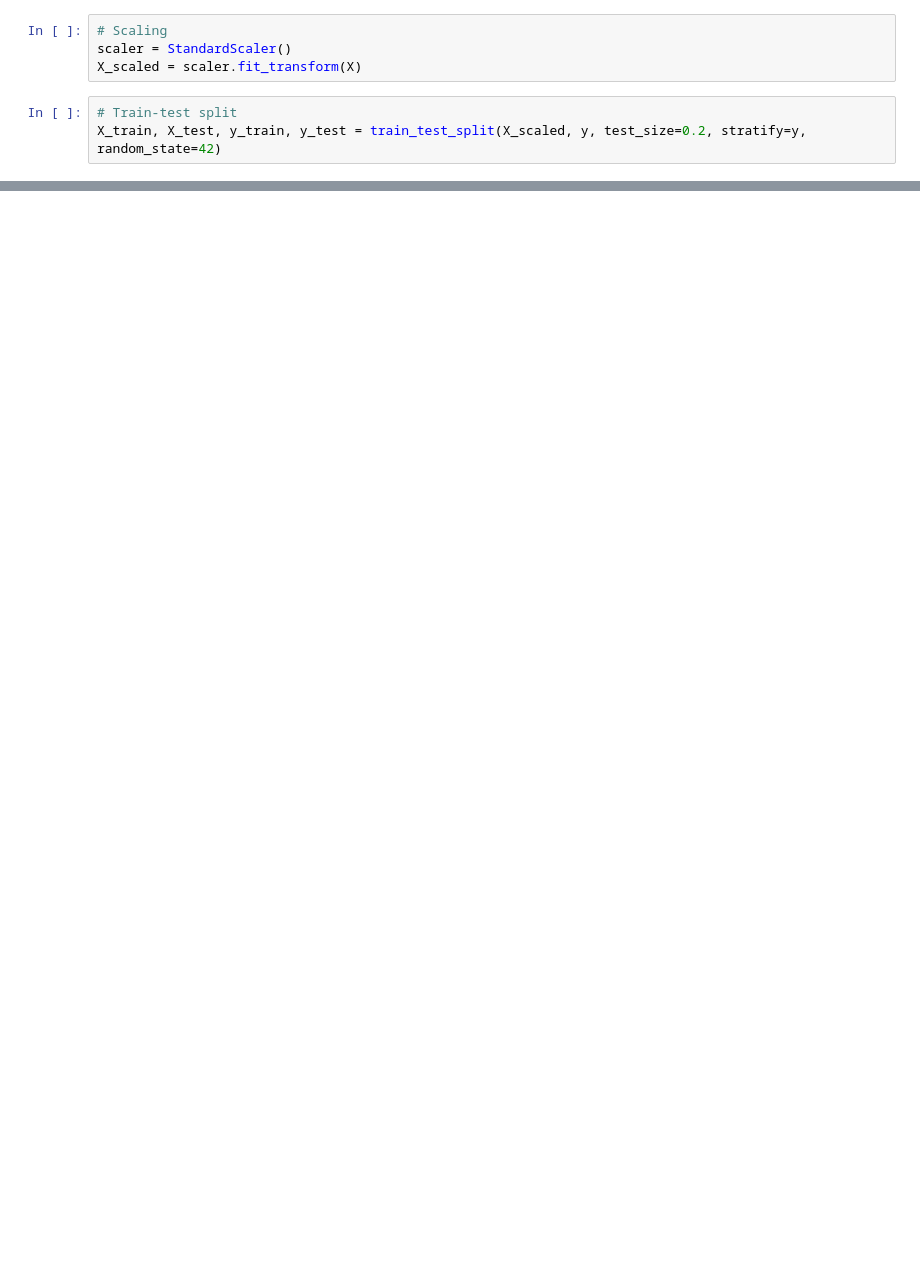
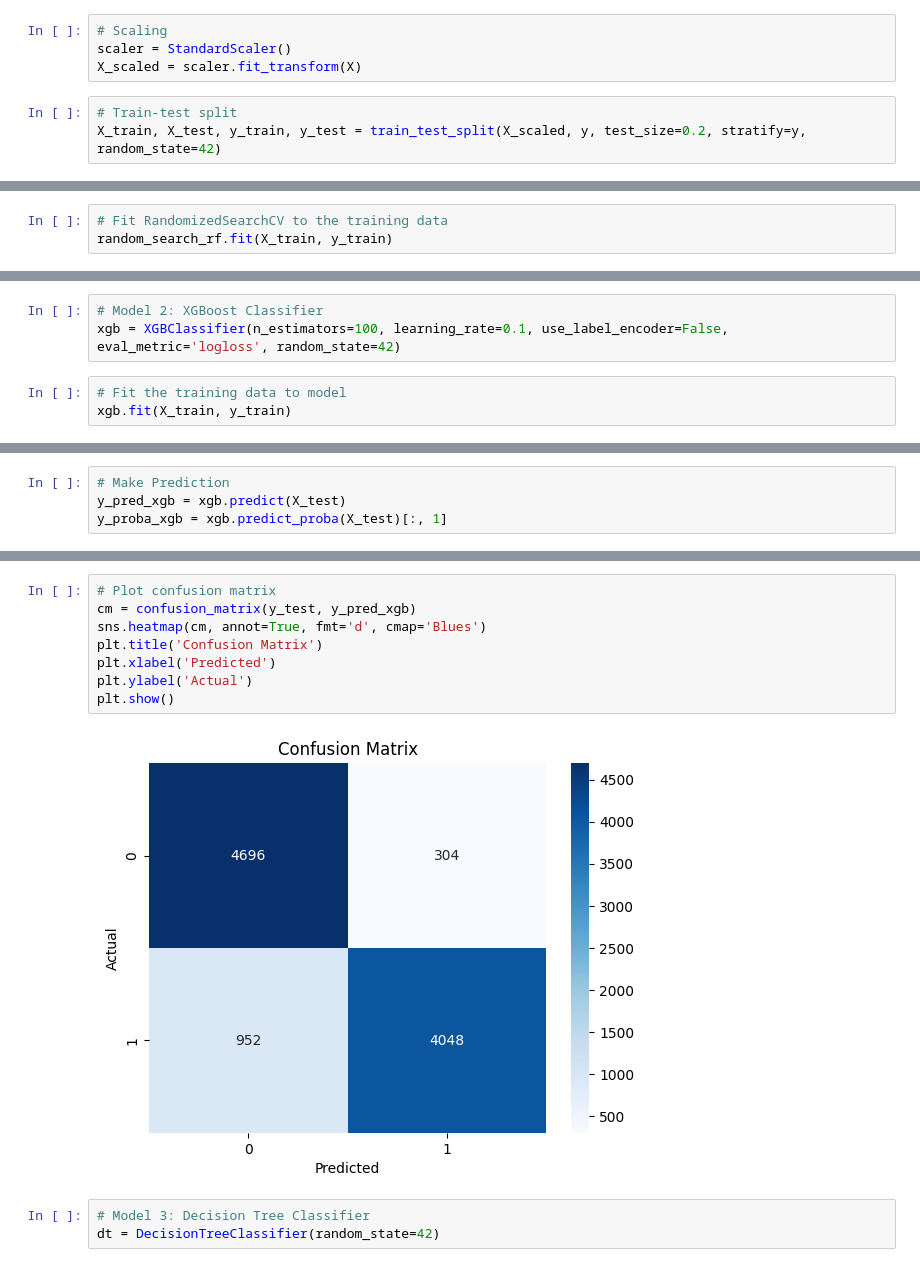
Before and after one commit to ZM24abv/Anomaly-Detection-in-Power-Consumption-Time-Series-Using-Python, a Jupyter notebook: Anomaly-Detection-in-Power-Consumption-Time-Series-Using-Python.ipynb, the cells around one changed output, grey strips where cells are left out. Saved outputs shown, nothing was run; the diff lists cells and outputs as text; blank space fills up the shorter version.

```diff
--- a/Anomaly-Detection-in-Power-Consumption-Time-Series-Using-Python.ipynb
+++ b/Anomaly-Detection-in-Power-Consumption-Time-Series-Using-Python.ipynb
@@ -200,0 +313,3 @@ X_train, X_test, y_train, y_test = train_test_split(X_scaled, y, test_size=0.2,
+# %%
+# Fit RandomizedSearchCV to the training data
+random_search_rf.fit(X_train, y_train)
@@ -200,0 +355,6 @@ X_train, X_test, y_train, y_test = train_test_split(X_scaled, y, test_size=0.2,
+# %%
+# Model 2: XGBoost Classifier
+xgb = XGBClassifier(n_estimators=100, learning_rate=0.1, use_label_encoder=False, eval_metric='logloss', random_state=42)
+# %%
+# Fit the training data to model
+xgb.fit(X_train, y_train)
@@ -200,0 +376,4 @@ X_train, X_test, y_train, y_test = train_test_split(X_scaled, y, test_size=0.2,
+# %%
+# Make Prediction
+y_pred_xgb = xgb.predict(X_test)
+y_proba_xgb = xgb.predict_proba(X_test)[:, 1]
@@ -200,0 +397,13 @@ X_train, X_test, y_train, y_test = train_test_split(X_scaled, y, test_size=0.2,
+# %%
+# Plot confusion matrix
+cm = confusion_matrix(y_test, y_pred_xgb)
+sns.heatmap(cm, annot=True, fmt='d', cmap='Blues')
+plt.title('Confusion Matrix')
+plt.xlabel('Predicted')
+plt.ylabel('Actual')
+plt.show()
+# %% [output]
+[figure, added]
+# %%
+# Model 3: Decision Tree Classifier
+dt = DecisionTreeClassifier(random_state=42)
```
Also changed, not shown: parts of 40 cells of this notebook.
